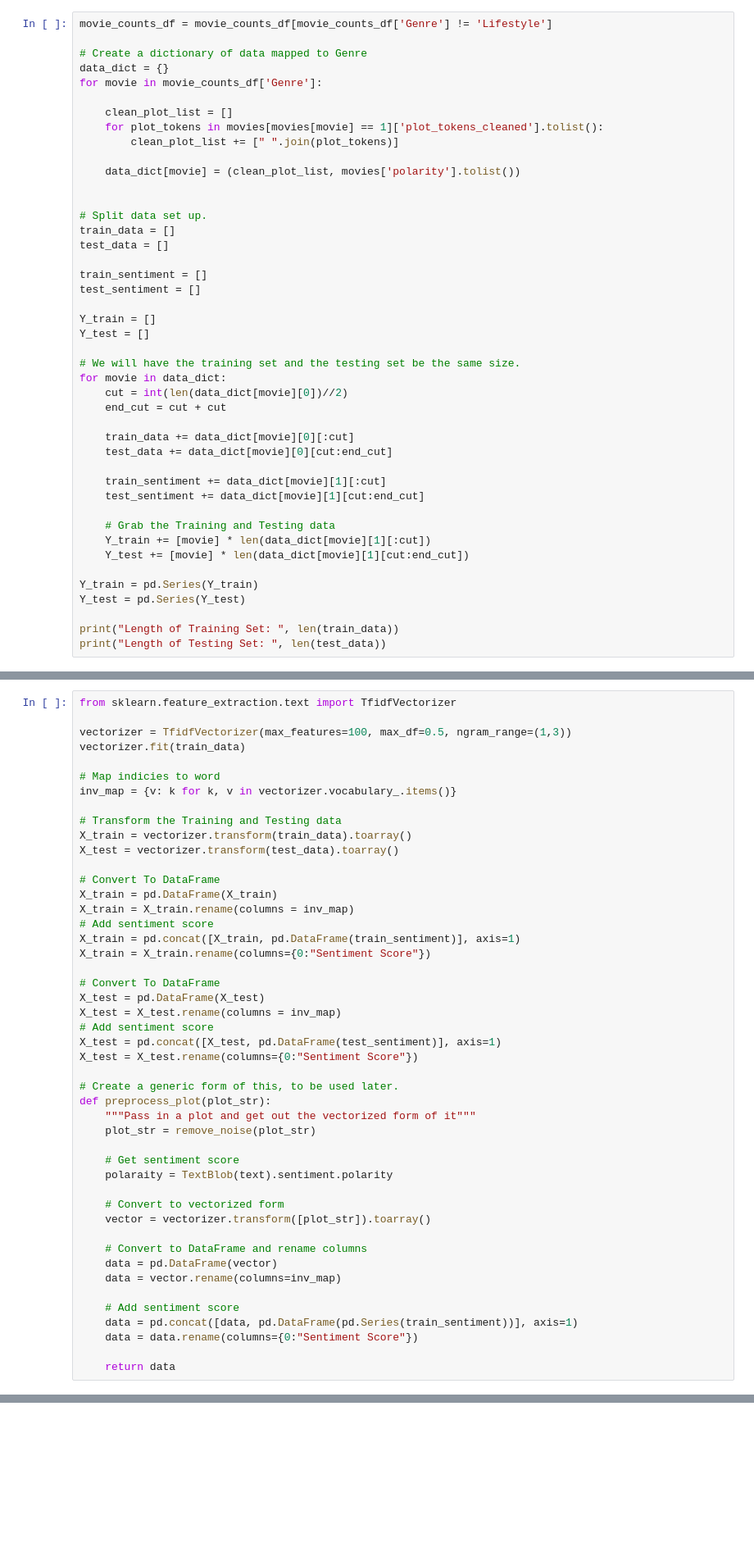
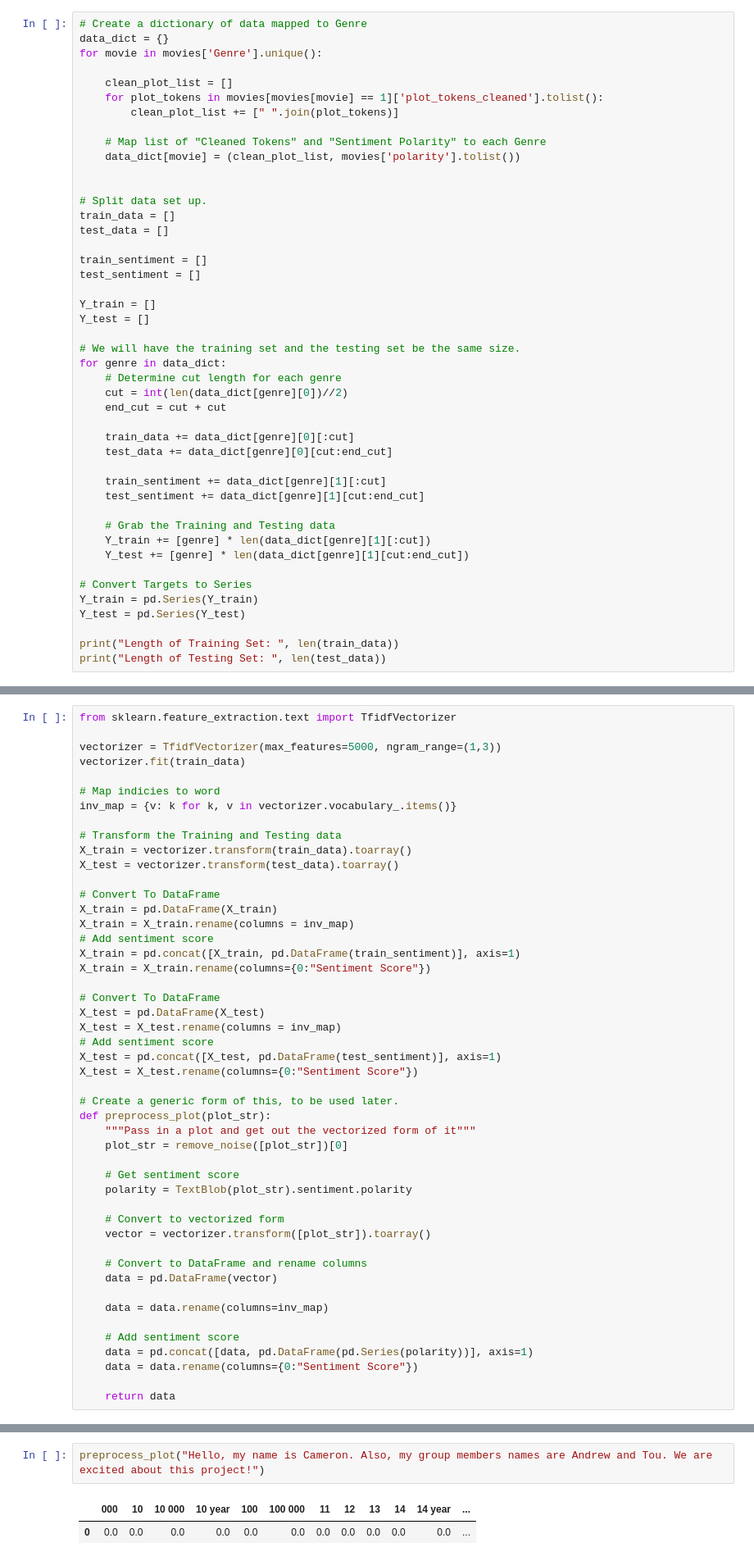
Before and after one commit to wonch002/Movie-Genre-Prediction, a Jupyter notebook: notebooks/Predicting_Movie_Genre.ipynb, the cells around one changed output, grey strips where cells are left out. Shown at 82% size. Drawn from its saved outputs; the diff is of its cells as text; blank space fills up the shorter version.

```diff
--- a/notebooks/Predicting_Movie_Genre.ipynb
+++ b/notebooks/Predicting_Movie_Genre.ipynb
@@ -670,14 +698,13 @@ We will not put labels to each dataset and split them into "training" and "testi
 # %%
-movie_counts_df = movie_counts_df[movie_counts_df['Genre'] != 'Lifestyle']
-
 # Create a dictionary of data mapped to Genre
 data_dict = {}
-for movie in movie_counts_df['Genre']:
+for movie in movies['Genre'].unique():
 
     clean_plot_list = []
     for plot_tokens in movies[movies[movie] == 1]['plot_tokens_cleaned'].tolist():
         clean_plot_list += [" ".join(plot_tokens)]
 
+    # Map list of "Cleaned Tokens" and "Sentiment Polarity" to each Genre
     data_dict[movie] = (clean_plot_list, movies['polarity'].tolist())
 
 
@@ -692,20 +719,22 @@ Y_train = []
 Y_test = []
 
 # We will have the training set and the testing set be the same size.
-for movie in data_dict:
-    cut = int(len(data_dict[movie][0])//2)
+for genre in data_dict:
+    # Determine cut length for each genre
+    cut = int(len(data_dict[genre][0])//2)
     end_cut = cut + cut
 
-    train_data += data_dict[movie][0][:cut]
-    test_data += data_dict[movie][0][cut:end_cut]
+    train_data += data_dict[genre][0][:cut]
+    test_data += data_dict[genre][0][cut:end_cut]
 
-    train_sentiment += data_dict[movie][1][:cut]
-    test_sentiment += data_dict[movie][1][cut:end_cut]
+    train_sentiment += data_dict[genre][1][:cut]
+    test_sentiment += data_dict[genre][1][cut:end_cut]
 
     # Grab the Training and Testing data
-    Y_train += [movie] * len(data_dict[movie][1][:cut])
-    Y_test += [movie] * len(data_dict[movie][1][cut:end_cut])
+    Y_train += [genre] * len(data_dict[genre][1][:cut])
+    Y_test += [genre] * len(data_dict[genre][1][cut:end_cut])
 
+# Convert Targets to Series
 Y_train = pd.Series(Y_train)
 Y_test = pd.Series(Y_test)
 
@@ -719,7 +754,7 @@ Length of Testing Set:  23888
 # %%
 from sklearn.feature_extraction.text import TfidfVectorizer
 
-vectorizer = TfidfVectorizer(max_features=100, max_df=0.5, ngram_range=(1,3))
+vectorizer = TfidfVectorizer(max_features=5000, ngram_range=(1,3))
 vectorizer.fit(train_data)
 
 # Map indicies to word
@@ -746,20 +781,21 @@ X_test = X_test.rename(columns={0:"Sentiment Score"})
 # Create a generic form of this, to be used later.
 def preprocess_plot(plot_str):
     """Pass in a plot and get out the vectorized form of it"""
-    plot_str = remove_noise(plot_str)
+    plot_str = remove_noise([plot_str])[0]
 
     # Get sentiment score
-    polaraity = TextBlob(text).sentiment.polarity
+    polarity = TextBlob(plot_str).sentiment.polarity
 
     # Convert to vectorized form
     vector = vectorizer.transform([plot_str]).toarray()
 
     # Convert to DataFrame and rename columns
     data = pd.DataFrame(vector)
-    data = vector.rename(columns=inv_map)
+
+    data = data.rename(columns=inv_map)
 
     # Add sentiment score
-    data = pd.concat([data, pd.DataFrame(pd.Series(train_sentiment))], axis=1)
+    data = pd.concat([data, pd.DataFrame(pd.Series(polarity))], axis=1)
     data = data.rename(columns={0:"Sentiment Score"})
 
     return data
@@ -785,0 +834,5 @@ dtype: object
+# %%
+preprocess_plot("Hello, my name is Cameron. Also, my group members names are Andrew and Tou. We are excited about this project!")
+# %% [output]
+|  | 000 | 10 | 10 000 | 10 year | 100 | 100 000 | 11 | 12 | 13 | 14 | 14 year | ... |
+| 0 | 0.0 | 0.0 | 0.0 | 0.0 | 0.0 | 0.0 | 0.0 | 0.0 | 0.0 | 0.0 | 0.0 | ... |
```
Also changed, not shown: parts of 57 cells of this notebook.
